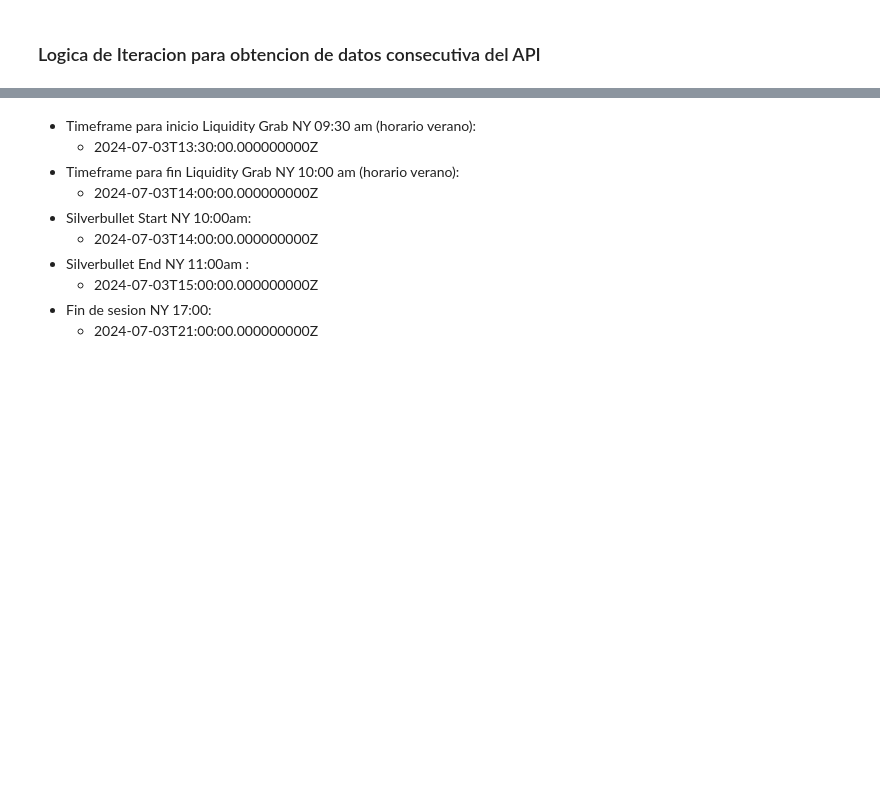
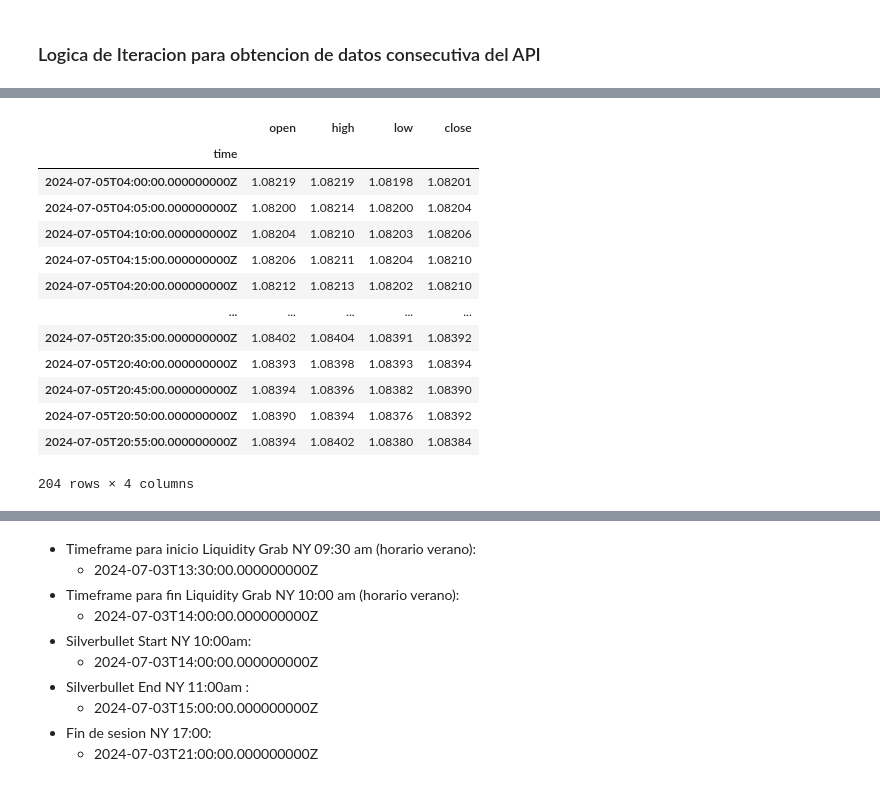
Before and after one commit to eduardogv/silverbullet-oanda, a Jupyter notebook: my-oanda.ipynb, the cells around one changed output, grey strips where cells are left out. Cells and saved outputs as stored; diff of their text form; code cells hidden in the pictures; blank space fills up the shorter version.

```diff
--- a/my-oanda.ipynb
+++ b/my-oanda.ipynb
@@ -258,0 +203,24 @@ se cumplio la condicion de cierre del bucle recursivo
+# %%
+def clean_df(df):
+    df = df.rename(columns={'mid_o': 'open', 'mid_h': 'high', 'mid_l': 'low', 'mid_c': 'close'})
+    df = df[['time', 'open', 'high', 'low', 'close']]
+    df.set_index('time', inplace=True)
+    return df
+
+cleaned_df = clean_df(df_to_clean)
+cleaned_df
+# %% [output]
+|  | open | high | low | close |
+| time |  |  |  |  |
+| 2024-07-05T04:00:00.000000000Z | 1.08219 | 1.08219 | 1.08198 | 1.08201 |
+| 2024-07-05T04:05:00.000000000Z | 1.08200 | 1.08214 | 1.08200 | 1.08204 |
+| 2024-07-05T04:10:00.000000000Z | 1.08204 | 1.08210 | 1.08203 | 1.08206 |
+| 2024-07-05T04:15:00.000000000Z | 1.08206 | 1.08211 | 1.08204 | 1.08210 |
+| 2024-07-05T04:20:00.000000000Z | 1.08212 | 1.08213 | 1.08202 | 1.08210 |
+| ... | ... | ... | ... | ... |
+| 2024-07-05T20:35:00.000000000Z | 1.08402 | 1.08404 | 1.08391 | 1.08392 |
+| 2024-07-05T20:40:00.000000000Z | 1.08393 | 1.08398 | 1.08393 | 1.08394 |
+| 2024-07-05T20:45:00.000000000Z | 1.08394 | 1.08396 | 1.08382 | 1.08390 |
+| 2024-07-05T20:50:00.000000000Z | 1.08390 | 1.08394 | 1.08376 | 1.08392 |
+| 2024-07-05T20:55:00.000000000Z | 1.08394 | 1.08402 | 1.08380 | 1.08384 |
+204 rows × 4 columns
```
Also changed, not shown: parts of 16 cells of this notebook, 7 other files.
